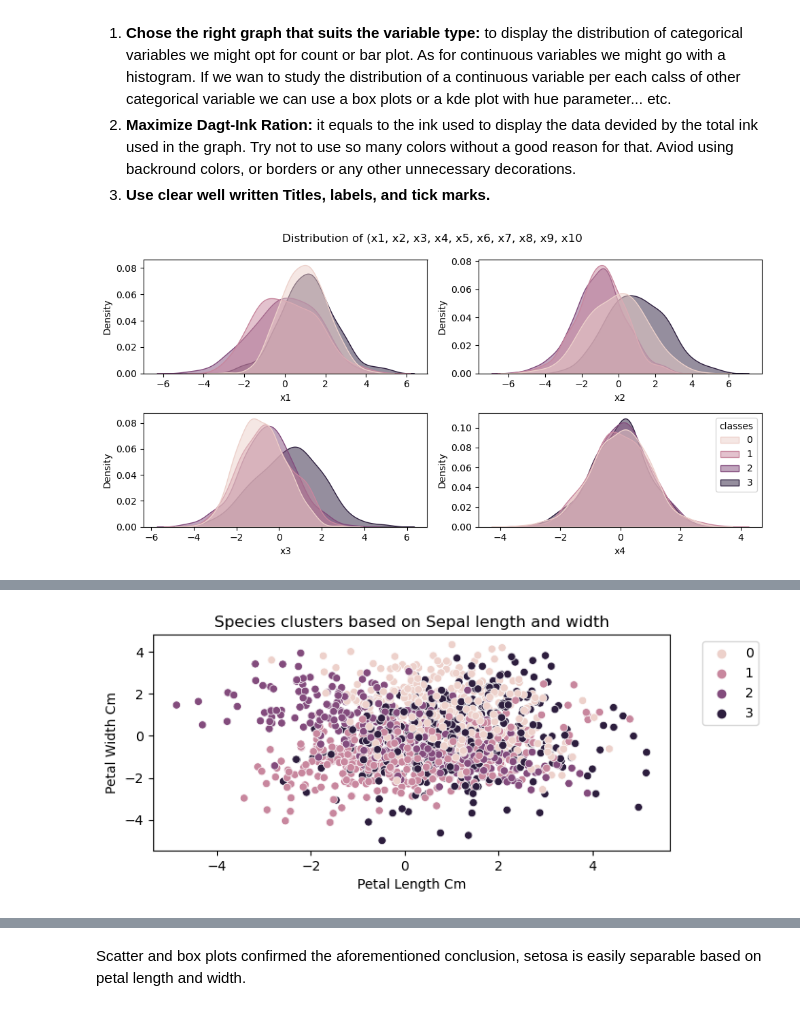
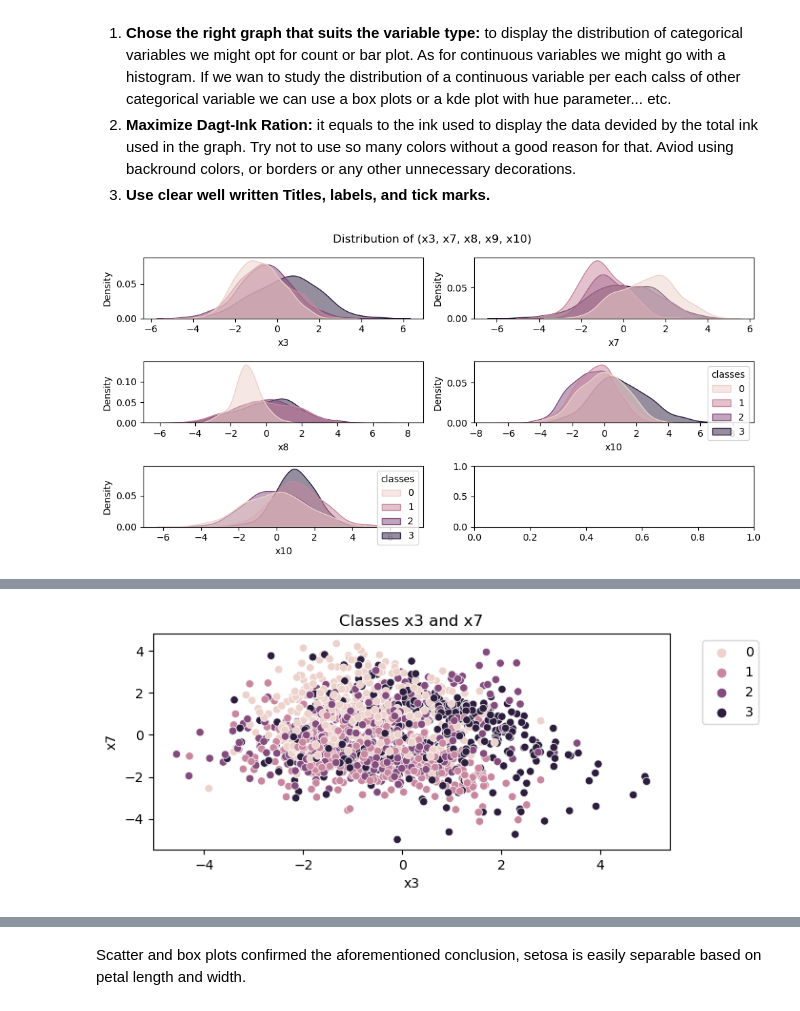
Before and after one commit to lunleo/ml2021, a Jupyter notebook: Practice1/Kaggle.ipynb, the cells around one changed output, grey strips where cells are left out. Drawn from its saved outputs; the diff is of its cells as text; code cells hidden in the pictures.

```diff
--- a/Practice1/Kaggle.ipynb
+++ b/Practice1/Kaggle.ipynb
@@ -105,31 +105,35 @@ This section focuses on how to produce and analyze charts that meets the best pr
 2. **Maximize Dagt-Ink Ration:** it equals to the ink used to display the data devided by the total ink used in the graph. Try not to use so many colors without a good reason for that. Aviod using backround colors, or borders or any other unnecessary decorations.
 3. **Use clear well written Titles, labels, and tick marks.**
 # %%
-fig, axes = plt.subplots(2, 2, figsize=(10,5), dpi = 100)
-fig.suptitle('Distribution of (x1, x2, x3, x4, x5, x6, x7, x8, x9, x10')
+fig, axes = plt.subplots(3, 2, figsize=(10,5), dpi = 100)
+fig.suptitle('Distribution of (x3, x7, x8, x9, x10)')
 
 # Distribution of sepal length per classes
-sns.kdeplot(ax = axes[0,0], data = df, x = 'x1', hue = "classes", alpha = 0.5, shade = True)
-axes[0,0].set_xlabel("x1")
+sns.kdeplot(ax = axes[0,0], data = df, x = 'x3', hue = "classes", alpha = 0.5, shade = True)
+axes[0,0].set_xlabel("x3")
 axes[0,0].get_legend().remove()
 
 # Distribution of sepal width per classes
-sns.kdeplot(ax = axes[0,1], data = df, x = 'x2', hue = "classes", alpha = 0.5, shade = True)
-axes[0,1].set_xlabel("x2")
+sns.kdeplot(ax = axes[0,1], data = df, x = 'x7', hue = "classes", alpha = 0.5, shade = True)
+axes[0,1].set_xlabel("x7")
 axes[0,1].get_legend().remove()
 
 # Distribution of petal length per classes
-sns.kdeplot(ax = axes[1,0], data = df, x = 'x3', hue = "classes", alpha = 0.5, shade = True)
-axes[1,0].set_xlabel("x3")
+sns.kdeplot(ax = axes[1,0], data = df, x = 'x8', hue = "classes", alpha = 0.5, shade = True)
+axes[1,0].set_xlabel("x8")
 axes[1,0].get_legend().remove()
 
 # Distribution of petal width per classes
-sns.kdeplot(ax = axes[1,1], data = df, x = 'x4', hue = "classes", alpha = 0.5, shade = True)
-axes[1,1].set_xlabel("x4")
+sns.kdeplot(ax = axes[1,1], data = df, x = 'x9', hue = "classes", alpha = 0.5, shade = True)
+axes[1,1].set_xlabel("x9")
+
+# Distribution of petal width per classes
+sns.kdeplot(ax = axes[2,0], data = df, x = 'x10', hue = "classes", alpha = 0.5, shade = True)
+axes[1,1].set_xlabel("x10")
 
 plt.tight_layout()
 # %% [output]
-[figure, old version]
+[figure, new version]
 # %% [markdown]
 **Main conclusions from the graph:**
 1. Setosa is easily separable from the other species, this means that the model will be able to classify it accurately.
@@ -141,14 +145,14 @@ Both conclusions can be demonstrated in the following picture where Setosa is cl
 # %%
 # Scatter plot od petal length vs petal width
 plt.figure(figsize = (7, 3), dpi = 100)
-sns.scatterplot(data = df, x = 'x1', y = 'x7', hue = "classes")
-plt.title("Species clusters based on Sepal length and width")
-plt.xlabel("Petal Length Cm")
-plt.ylabel("Petal Width Cm")
+sns.scatterplot(data = df, x = 'x3', y = 'x7', hue = "classes")
+plt.title("Classes x3 and x7")
+plt.xlabel("x3")
+plt.ylabel("x7")
 plt.legend(bbox_to_anchor=(1.05, 1), loc='upper left')
 plt.show()
 # %% [output]
-[figure, old version]
+[figure, new version]
 # %%
 # Scatter plot od sepal length vs petal width
 plt.figure(figsize = (7, 3), dpi = 100)
```
Also changed, not shown: parts of 4 cells of this notebook.
